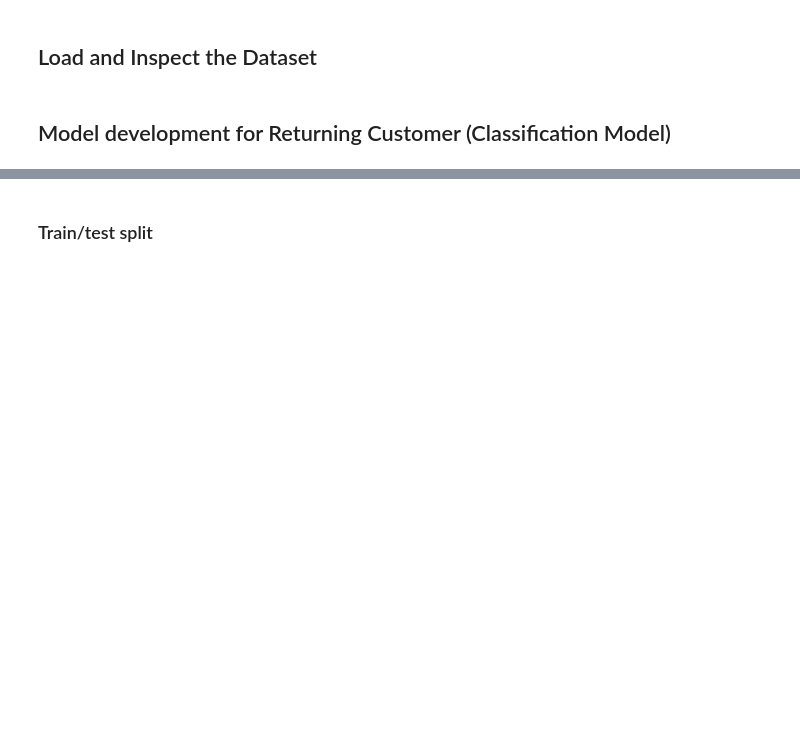
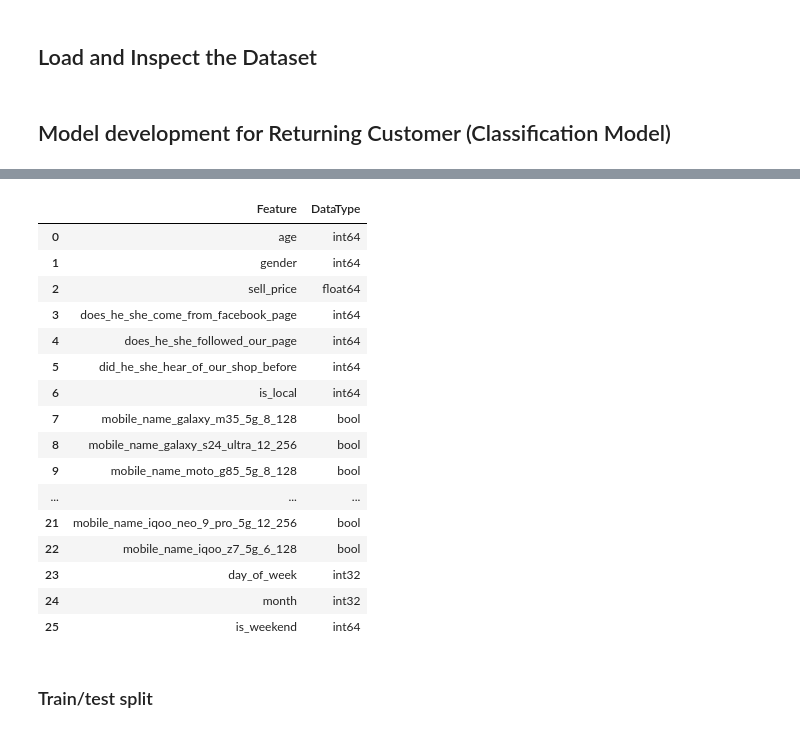
Before and after one commit to adebayopeter/SDS-CP026-retail-pulse, a Jupyter notebook: submissions/team/adebayopeter/adebayopeter-model-dev-hybrid-v2.ipynb, the cells around one changed output, grey strips where cells are left out. Saved outputs shown, nothing was run; the diff lists cells and outputs as text; code cells hidden in the pictures; blank space fills up the shorter version.

```diff
--- a/submissions/team/adebayopeter/adebayopeter-model-dev-hybrid-v2.ipynb
+++ b/submissions/team/adebayopeter/adebayopeter-model-dev-hybrid-v2.ipynb
@@ -81,3 +82,23 @@ Name: did_he/she_buy_any_mobile_before, Length: 8871, dtype: int64
+# %%
+X.dtypes.reset_index().rename(columns={'index': 'Feature', 0: 'DataType'})
+# %% [output]
+|  | Feature | DataType |
+| 0 | age | int64 |
+| 1 | gender | int64 |
+| 2 | sell_price | float64 |
+| 3 | does_he_she_come_from_facebook_page | int64 |
+| 4 | does_he_she_followed_our_page | int64 |
+| 5 | did_he_she_hear_of_our_shop_before | int64 |
+| 6 | is_local | int64 |
+| 7 | mobile_name_galaxy_m35_5g_8_128 | bool |
+| 8 | mobile_name_galaxy_s24_ultra_12_256 | bool |
+| 9 | mobile_name_moto_g85_5g_8_128 | bool |
+| ... | ... | ... |
+| 21 | mobile_name_iqoo_neo_9_pro_5g_12_256 | bool |
+| 22 | mobile_name_iqoo_z7_5g_6_128 | bool |
+| 23 | day_of_week | int32 |
+| 24 | month | int32 |
+| 25 | is_weekend | int64 |
 # %% [markdown]
 ### Train/test split
 # %%
```
Also changed, not shown: parts of 8 cells of this notebook, 14 other files.
